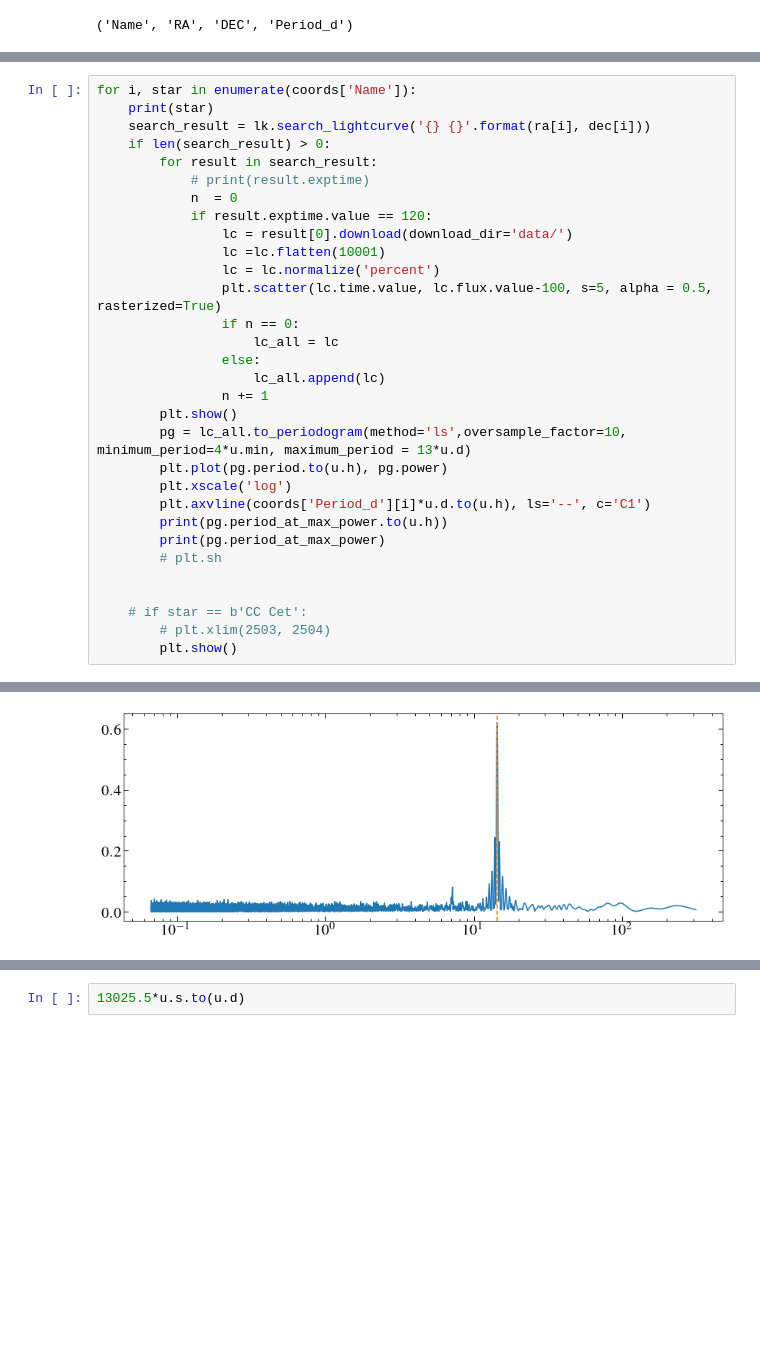
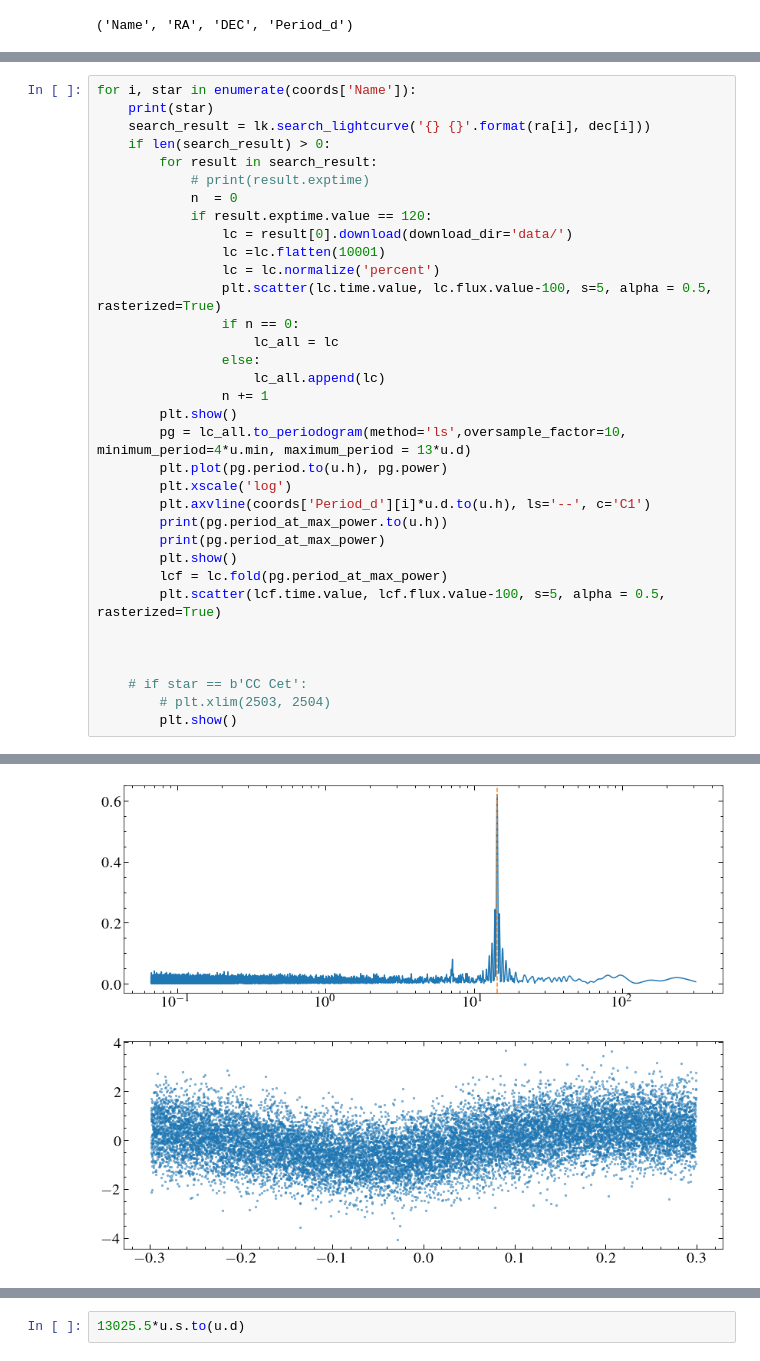
Before and after one commit to davidjwilson/pceb, a Jupyter notebook: tess/tess_pcebs.ipynb, the cells around one changed output, grey strips where cells are left out. Drawn from its saved outputs; the diff is of its cells as text; blank space fills up the shorter version.

```diff
--- a/tess/tess_pcebs.ipynb
+++ b/tess/tess_pcebs.ipynb
@@ -91,32 +91,36 @@ for i, star in enumerate(coords['Name']):
             # print(result.exptime)
             n  = 0
             if result.exptime.value == 120:
                 lc = result[0].download(download_dir='data/')
                 lc =lc.flatten(10001)
                 lc = lc.normalize('percent')
                 plt.scatter(lc.time.value, lc.flux.value-100, s=5, alpha = 0.5, rasterized=True)
                 if n == 0:
                     lc_all = lc
                 else:
                     lc_all.append(lc)
                 n += 1
         plt.show()
         pg = lc_all.to_periodogram(method='ls',oversample_factor=10, minimum_period=4*u.min, maximum_period = 13*u.d)
         plt.plot(pg.period.to(u.h), pg.power)
         plt.xscale('log')
         plt.axvline(coords['Period_d'][i]*u.d.to(u.h), ls='--', c='C1')
         print(pg.period_at_max_power.to(u.h))
         print(pg.period_at_max_power)
-        # plt.sh
+        plt.show()
+        lcf = lc.fold(pg.period_at_max_power)
+        plt.scatter(lcf.time.value, lcf.flux.value-100, s=5, alpha = 0.5, rasterized=True)
+
 
 
     # if star == b'CC Cet':
         # plt.xlim(2503, 2504)
         plt.show()
 # %% [output]
 UZ Sex
 [figure]
 14.346931401341326 h
 0.5977888083892219 d
 [figure]
+[figure, new version]
 CC Cet
```
Also changed, not shown: parts of 2 cells of this notebook, 19 other files.
